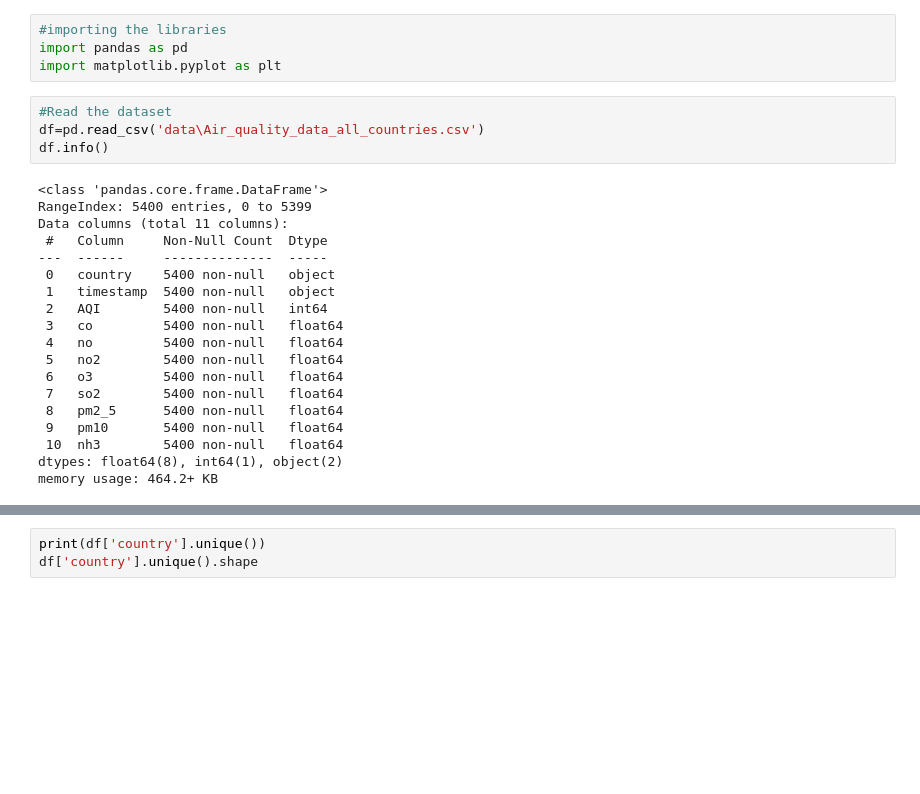
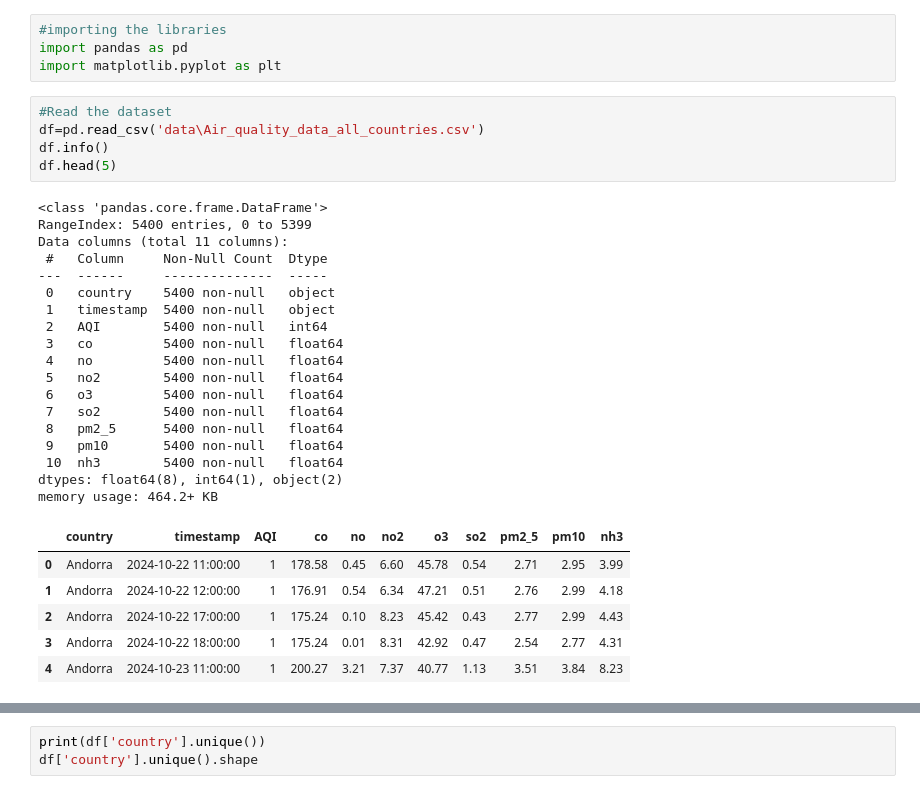
Before and after one commit to cyrineanene/Air-Polluants-Forecasting, a Jupyter notebook: src/data_analysis.ipynb, the cells around one changed output, grey strips where cells are left out. Drawn from its saved outputs; the diff is of its cells as text; blank space fills up the shorter version.

```diff
--- a/src/data_analysis.ipynb
+++ b/src/data_analysis.ipynb
@@ -5,23 +5,30 @@ import matplotlib.pyplot as plt
 # %%
 #Read the dataset
 df=pd.read_csv('data\Air_quality_data_all_countries.csv')
 df.info()
+df.head(5)
 # %% [output]
 <class 'pandas.core.frame.DataFrame'>
 RangeIndex: 5400 entries, 0 to 5399
 Data columns (total 11 columns):
  #   Column     Non-Null Count  Dtype
 ---  ------     --------------  -----
  0   country    5400 non-null   object
  1   timestamp  5400 non-null   object
  2   AQI        5400 non-null   int64
  3   co         5400 non-null   float64
  4   no         5400 non-null   float64
  5   no2        5400 non-null   float64
  6   o3         5400 non-null   float64
  7   so2        5400 non-null   float64
  8   pm2_5      5400 non-null   float64
  9   pm10       5400 non-null   float64
  10  nh3        5400 non-null   float64
 dtypes: float64(8), int64(1), object(2)
 memory usage: 464.2+ KB
+|  | country | timestamp | AQI | co | no | no2 | o3 | so2 | pm2_5 | pm10 | nh3 |
+| 0 | Andorra | 2024-10-22 11:00:00 | 1 | 178.58 | 0.45 | 6.60 | 45.78 | 0.54 | 2.71 | 2.95 | 3.99 |
+| 1 | Andorra | 2024-10-22 12:00:00 | 1 | 176.91 | 0.54 | 6.34 | 47.21 | 0.51 | 2.76 | 2.99 | 4.18 |
+| 2 | Andorra | 2024-10-22 17:00:00 | 1 | 175.24 | 0.10 | 8.23 | 45.42 | 0.43 | 2.77 | 2.99 | 4.43 |
+| 3 | Andorra | 2024-10-22 18:00:00 | 1 | 175.24 | 0.01 | 8.31 | 42.92 | 0.47 | 2.54 | 2.77 | 4.31 |
+| 4 | Andorra | 2024-10-23 11:00:00 | 1 | 200.27 | 3.21 | 7.37 | 40.77 | 1.13 | 3.51 | 3.84 | 8.23 |
```
Also changed, not shown: parts of 1 cell of this notebook, 1 other file.
